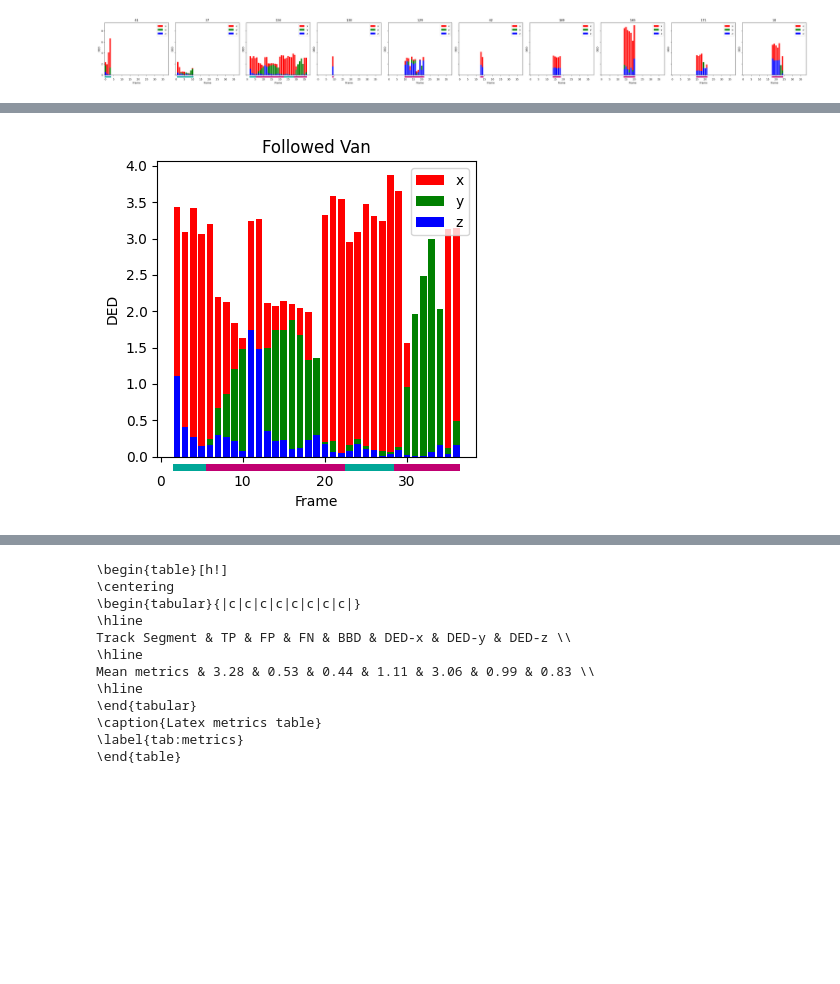
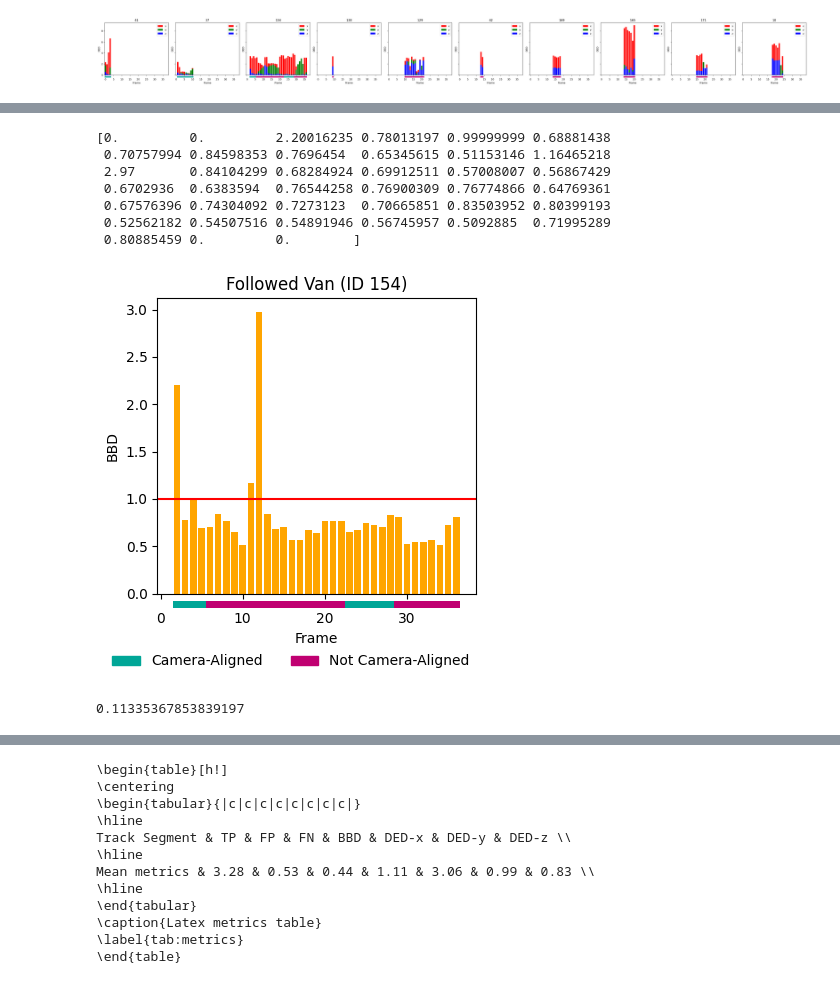
Before and after one commit to alanglk/BEV2Seg_2, a Jupyter notebook: notebooks/evaluate_3d_detections.ipynb, the cells around one changed output, grey strips where cells are left out. Drawn from its saved outputs; the diff is of its cells as text; code cells hidden in the pictures; blank space fills up the shorter version.

```diff
--- a/notebooks/evaluate_3d_detections.ipynb
+++ b/notebooks/evaluate_3d_detections.ipynb
@@ -234,8 +235,9 @@ def show_metric_for_object_uid(data:dict,
                     aligned_color:str  = "#00A697",
                     not_aligned_color:str   = "#C00071",
                     bar_width:float=0.8,
-                    labels:List[str]=None):
-    _show_metric_for_uids(data=data, eval_name=eval_name, metric_name=metric_name, uids=object_uids, yline=yline, relative_rotation=relative_rotation, none_color=none_color, aligned_color=aligned_color, not_aligned_color=not_aligned_color, bar_width=bar_width, labels=labels)
+                    labels:List[str]=None,
+                    general_fig_legend:bool=False):
+    _show_metric_for_uids(data=data, eval_name=eval_name, metric_name=metric_name, uids=object_uids, yline=yline, relative_rotation=relative_rotation, none_color=none_color, aligned_color=aligned_color, not_aligned_color=not_aligned_color, bar_width=bar_width, labels=labels, general_fig_legend=general_fig_legend)
 
 
 def show_metric_for_each_gt_obj(data:dict,
@@ -247,10 +249,11 @@ def show_metric_for_each_gt_obj(data:dict,
                                 aligned_color:str  = "#00A697",
                                 not_aligned_color:str   = "#C00071",
                                 bar_width:float=0.8,
-                                labels:List[str]=None):
+                                labels:List[str]=None,
+                                general_fig_legend:bool=False):
     distinct_gt_uids = get_metric_for_each_gt_obj(data, eval_name, metric_name)
     uids = list(distinct_gt_uids.keys())
-    _show_metric_for_uids(data=data, eval_name=eval_name, metric_name=metric_name, uids=uids, yline=yline, relative_rotation=relative_rotation, none_color=none_color, aligned_color=aligned_color, not_aligned_color=not_aligned_color, bar_width=bar_width, labels=labels)
+    _show_metric_for_uids(data=data, eval_name=eval_name, metric_name=metric_name, uids=uids, yline=yline, relative_rotation=relative_rotation, none_color=none_color, aligned_color=aligned_color, not_aligned_color=not_aligned_color, bar_width=bar_width, labels=labels, general_fig_legend=general_fig_legend)
 
 def _show_metric_for_uids(data:dict,
                           eval_name:str,
@@ -262,7 +265,8 @@ def _show_metric_for_uids(data:dict,
                           aligned_color:str  = "#00A697",
                           not_aligned_color:str   = "#C00071",
                           bar_width:float=0.8,
-                          labels:List[str]=None):
+                          labels:List[str]=None,
+                          general_fig_legend:bool=False):
     if labels is not None:
         assert len(labels) == len(uids)
 
@@ -288,8 +292,9 @@ def _show_metric_for_uids(data:dict,
 
             x = list(range(0, len(y)))
 
-            title = uids[i] if labels is None else labels[i]
-            ax.set_title(title)
+            if labels is None or labels[i] != '':
+                title = uids[i] if labels is None else labels[i]
+                ax.set_title(title)
 
             if metric_name != "ded":
                 ax.bar(x, y, color='orange', align='center', width=bar_width)
@@ -303,7 +308,9 @@ def _show_metric_for_uids(data:dict,
                 ax.axhline(y=yline, color="red")
             ax.set_xlabel("Frame")
             ax.set_ylabel(metric_name.upper())
-            ax.legend()
+
+            if not general_fig_legend:
+                ax.legend()
 
 
             x_min_plot = x[0] - bar_width/2
@@ -338,6 +345,19 @@ def _show_metric_for_uids(data:dict,
 
         else:
             ax.axis("off")  # Apagar los subplots extra
+    print(y)
+    if general_fig_legend:
+        handles, legend_labels = axes[0, 0].get_legend_handles_labels()
+
+        if relative_rotation is not None:
+            aligned_patch       = Patch(color=aligned_color, alpha=1.0, label='')
+            not_aligned_patch   = Patch(color=not_aligned_color, alpha=1.0, label='')
+            handles += [aligned_patch, not_aligned_patch]
+            legend_labels += ['Camera-Aligned', 'Not Camera-Aligned']
+        fig.legend(handles, legend_labels,loc='lower center',ncol=len(legend_labels),bbox_to_anchor=(0.5, -0.05),frameon=False)
+
+
+
     plt.tight_layout()
     plt.show()
 
@@ -670,8 +695,21 @@ show_metric_for_each_gt_obj(data, 'scene-0061', 'ded', relative_rotation=relativ
 # %%
 relative_rotation_dict = get_relative_rotation_dict(data, 'scene-0061')
-show_metric_for_object_uid(data, 'scene-0061', 'ded', object_uids=['154'], relative_rotation=relative_rotation_dict, labels=['Followed Van'])
+show_metric_for_object_uid(data, 'scene-0061', 'bbd', yline=1.0, object_uids=['154'], relative_rotation=relative_rotation_dict, labels=['Followed Van (ID 154)'], general_fig_legend=True)
 # %% [output]
+[0.         0.         2.20016235 0.78013197 0.99999999 0.68881438
+ 0.70757994 0.84598353 0.7696454  0.65345615 0.51153146 1.16465218
+ 2.97       0.84104299 0.68284924 0.69912511 0.57008007 0.56867429
+ 0.6702936  0.6383594  0.76544258 0.76900309 0.76774866 0.64769361
+ 0.67576396 0.74304092 0.7273123  0.70665851 0.83503952 0.80399193
+ 0.52562182 0.54507516 0.54891946 0.56745957 0.5092885  0.71995289
+ 0.80885459 0.         0.        ]
-[figure, old version]
+[figure, new version]
+# %%
+values = np.array( [ 0.78013197, 0.99999999, 0.68881438, 0.70757994, 0.84598353, 0.7696454,  0.65345615, 0.51153146,        0.84104299, 0.68284924, 0.69912511, 0.57008007, 0.56867429, 0.6702936,  0.6383594,  0.76544258, 0.76900309, 0.76774866, 0.64769361, 0.67576396, 0.74304092, 0.7273123,  0.70665851, 0.83503952, 0.80399193, 0.52562182, 0.54507516, 0.54891946, 0.56745957, 0.5092885,  0.71995289, 0.80885459] )
+np.mean(values)
+np.std(values)
+# %% [output]
+0.11335367853839197
 # %%
 frame_groups = get_frame_groups_from_flags(TRACK_TURN_FLAGS_5DEG)
 latex_table = generate_latex_frame_grouped_table(data,
```
Also changed, not shown: parts of 2 cells of this notebook, 14 other files.
